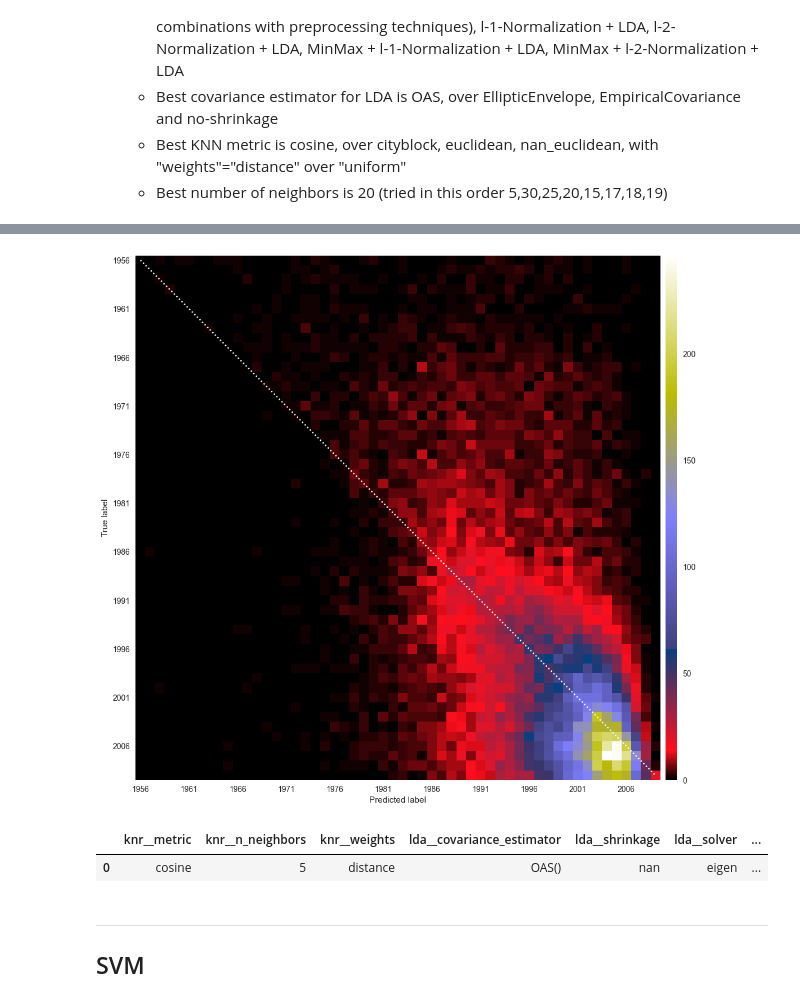
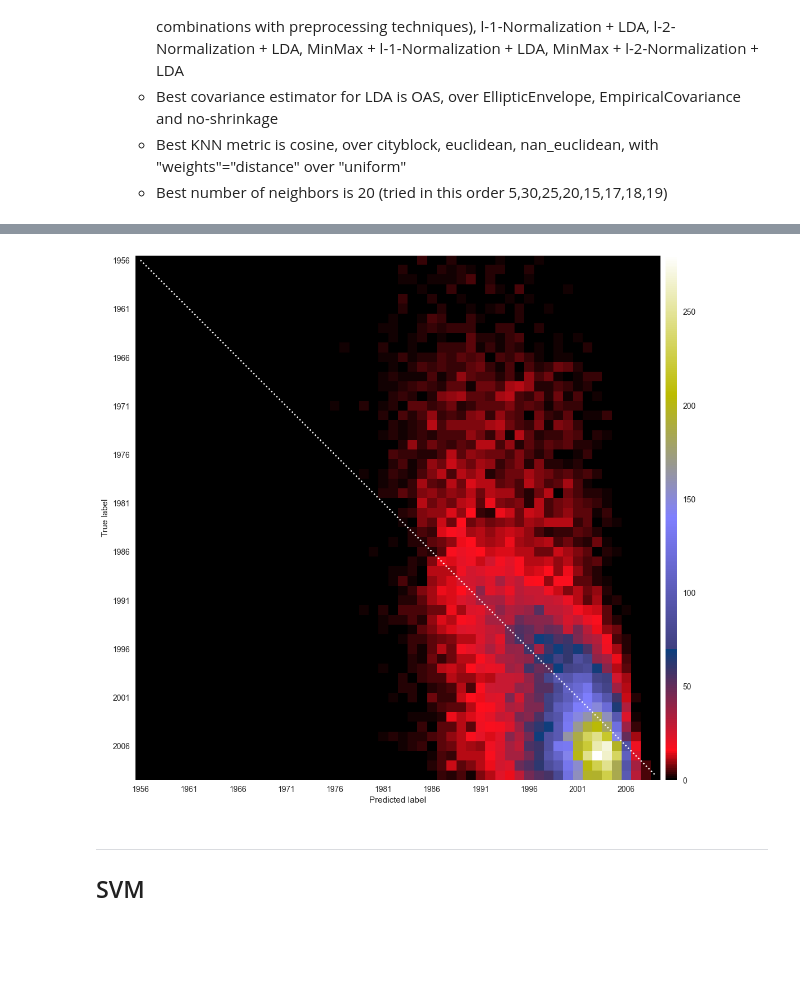
Before and after one commit to RiccardoEvangelisti/Data-Analytics-Project, a Jupyter notebook: Train_Module/1_ClassicML.ipynb, the cells around one changed output, grey strips where cells are left out. Drawn from its saved outputs; the diff is of its cells as text; code cells hidden in the pictures; blank space fills up the shorter version.

```diff
--- a/Train_Module/1_ClassicML.ipynb
+++ b/Train_Module/1_ClassicML.ipynb
@@ -198,7 +206,7 @@ transformers_list = [
 import plotly.graph_objects as go
 
 
-def print_results(
+def save_display_results(
     name_estimator,
     best_preprocessor,
     best_estimator,
@@ -231,15 +239,8 @@ def print_results(
     plt.colorbar(cmp.im_, cax=cax)
     plt.show()
 
-    # Show all results
+    # Show Parallel graph
     df = pd.read_csv("1_" + name_estimator + "_output.csv")
-    display(
-        df[[col for col in df.columns if col not in ["MSE", "R^2"]] + ["MSE", "R^2"]]
-        .sort_values(by="R^2", ascending=False)
-        .style.format(precision=7)
-    )
-
-    # Show Parallel graph
     df["R^2"] = df["R^2"].round(2)
     df["MSE"] = df["MSE"].round(2)
 
@@ -461,7 +483,7 @@ print_results(
     - Best number of neighbors is 20 (tried in this order 5,30,25,20,15,17,18,19)
 # %%
 param_estimator = {
-    "knr__n_neighbors": [20],
+    "knr__n_neighbors": [21],
     "knr__weights": ["distance"],  # "uniform"
     "knr__metric": [
         # "cityblock",
@@ -471,8 +493,13 @@ param_estimator = {
     ],
 }
 
-name_estimator, best_preprocessor, best_estimator, best_predictions = gridSearch(
-    "knr", KNeighborsRegressor(n_jobs=-1), param_estimator, True
+name_estimator = "knr"
+
+best_preprocessor, best_estimator, best_predictions = gridSearch(
+    name_estimator,
+    KNeighborsRegressor(n_jobs=-1),
+    param_estimator,
+    False,
 )
 # %% [output]
 Best:
@@ -483,14 +530,12 @@ Best:
 # %%
-print_results(
+save_display_results(
     name_estimator,
     best_preprocessor,
     best_estimator,
     best_predictions,
 )
 # %% [output]
-[figure, old version]
+[figure, new version]
-|  | knr__metric | knr__n_neighbors | knr__weights | lda__covariance_estimator | lda__shrinkage | lda__solver | ... |
-| 0 | cosine | 5 | distance | OAS() | nan | eigen | ... |
 # %% [markdown]
 ---
 ## SVM
```
Also changed, not shown: parts of 15 cells of this notebook, 6 other files.
